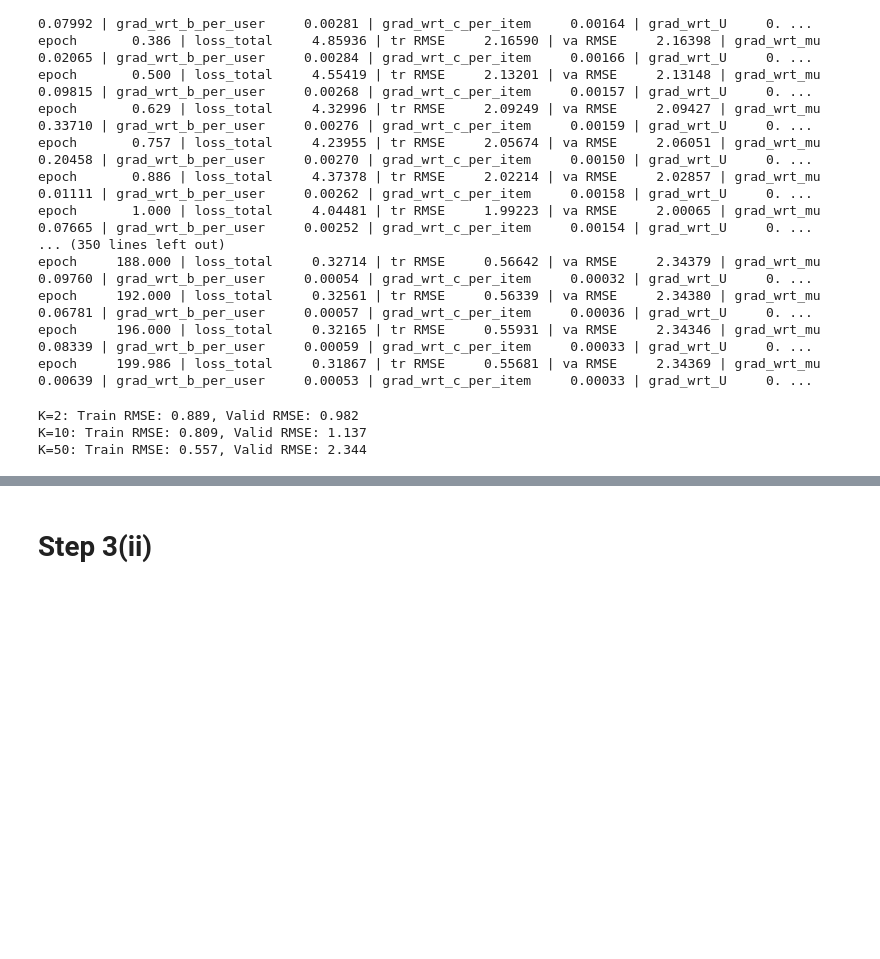
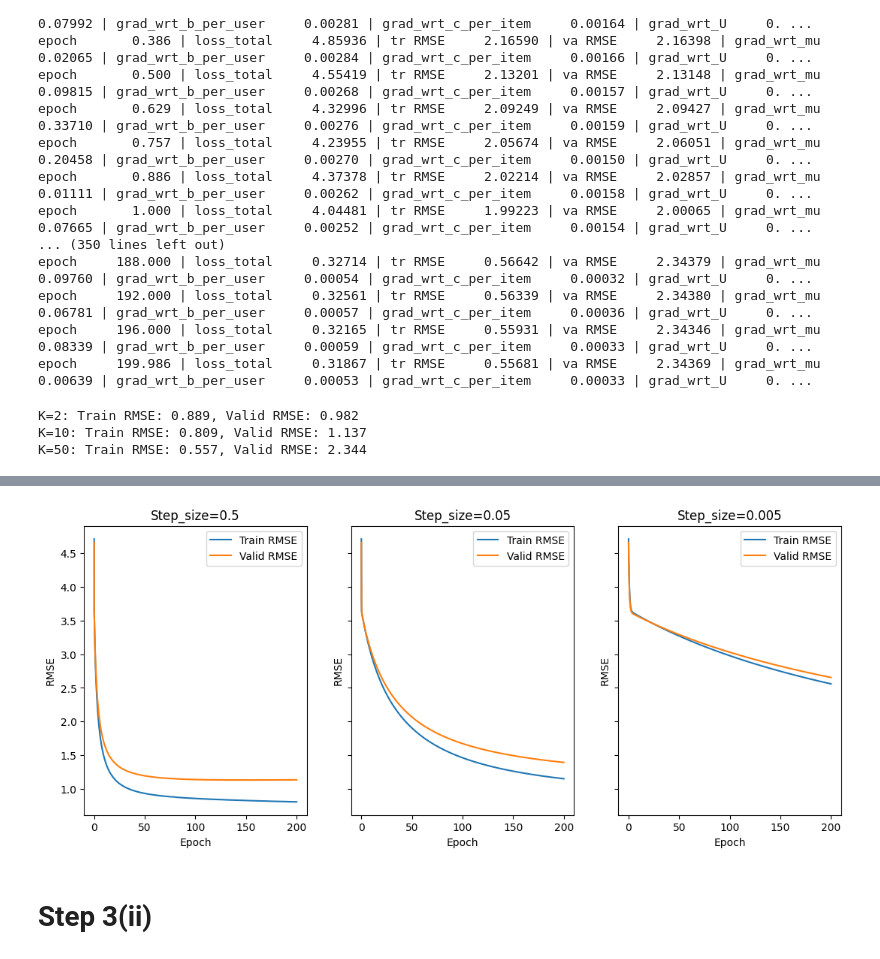
Before and after one commit to behrensm03/cs135-project2, a Jupyter notebook: Project B.ipynb, the cells around one changed output, grey strips where cells are left out. Drawn from its saved outputs; the diff is of its cells as text; code cells hidden in the pictures; blank space fills up the shorter version.

```diff
--- a/Project B.ipynb
+++ b/Project B.ipynb
@@ -157,0 +166,22 @@ plt.show()
+# %%
+step_sizes = [0.5, .05, .005]
+rmse_tuples = []
+
+for step in step_sizes:
+    model = CollabFilterOneVectorPerItem(
+        n_epochs=200, batch_size=batch_size, step_size=step, n_factors=10, alpha=0.0, random_state=random_state
+    )
+    model.init_parameter_dict(n_users, n_items, train_tuple)
+    model.fit(train_tuple, valid_tuple)
+    rmse_tuples.append((step, model.trace_epoch, model.trace_rmse_train, model.trace_rmse_valid))
+
+fig, ax = plt.subplots(1, 3, figsize=(13,5), sharey=True)
+for i, tup in enumerate(rmse_tuples):
+    ax[i].plot(tup[1], tup[2], label='Train RMSE')
+    ax[i].plot(tup[1], tup[3], label='Valid RMSE')
+    ax[i].set_xlabel('Epoch')
+    ax[i].set_ylabel('RMSE')
+    ax[i].set_title(f"Step_size={tup[0]}")
+    ax[i].legend()
+plt.show()
+# %% [output]
@@ -158,3 +205,4 @@ plt.show()
+[figure, added]
 # %% [markdown]
 # Step 3(ii)
 # %%
```
Also changed, not shown: parts of 7 cells of this notebook, 4 other files.
